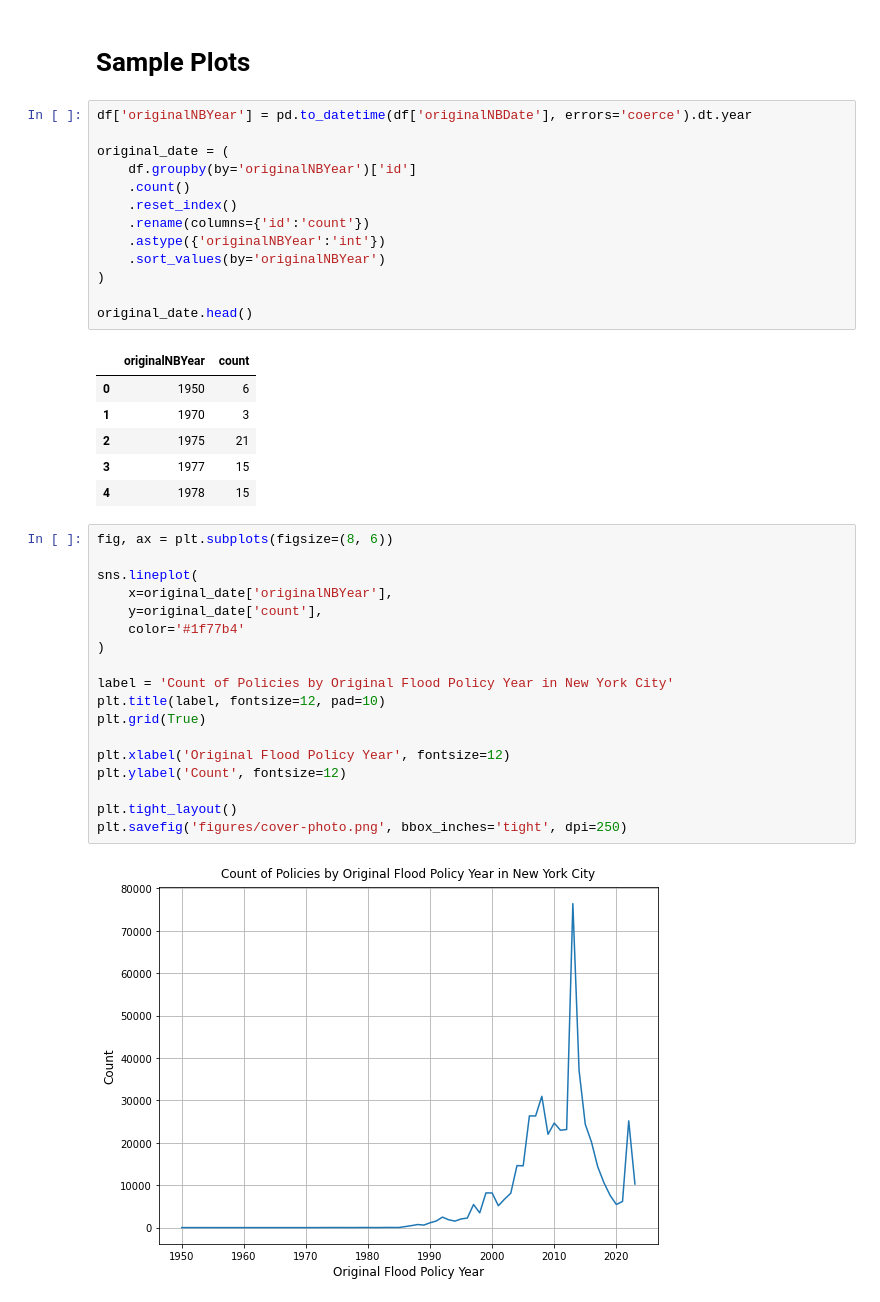
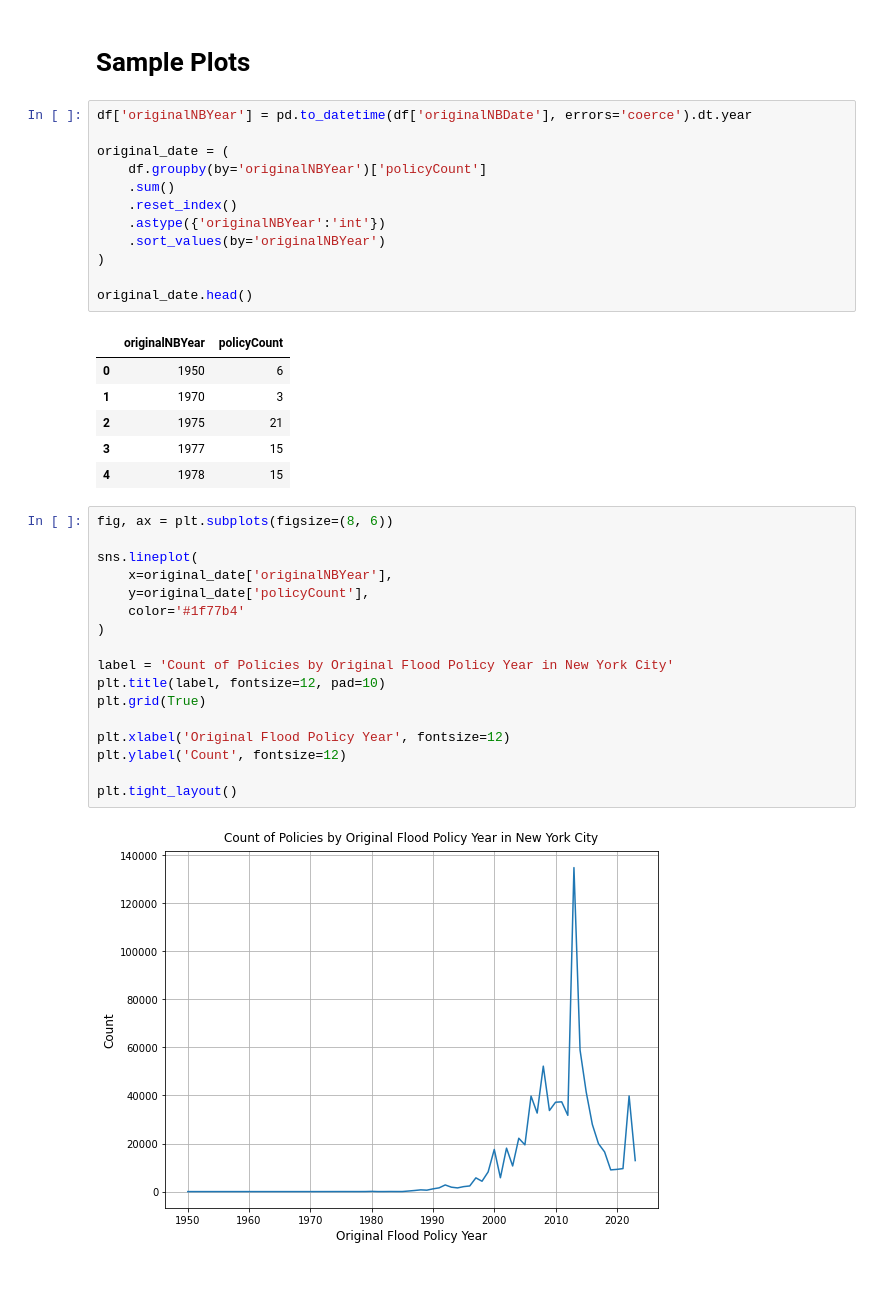
Before and after one commit to mebauer/fema-nfip-nyc, a Jupyter notebook: sample-analysis.ipynb, the cells around one changed output. Saved outputs shown, nothing was run; the diff lists cells and outputs as text.

```diff
--- a/sample-analysis.ipynb
+++ b/sample-analysis.ipynb
@@ -84,17 +99,16 @@ memory usage: 260.9+ MB
 df['originalNBYear'] = pd.to_datetime(df['originalNBDate'], errors='coerce').dt.year
 
 original_date = (
-    df.groupby(by='originalNBYear')['id']
-    .count()
+    df.groupby(by='originalNBYear')['policyCount']
+    .sum()
     .reset_index()
-    .rename(columns={'id':'count'})
     .astype({'originalNBYear':'int'})
     .sort_values(by='originalNBYear')
 )
 
 original_date.head()
 # %% [output]
-|  | originalNBYear | count |
+|  | originalNBYear | policyCount |
 | 0 | 1950 | 6 |
 | 1 | 1970 | 3 |
 | 2 | 1975 | 21 |
@@ -103,23 +117,22 @@ original_date.head()
 # %%
 fig, ax = plt.subplots(figsize=(8, 6))
 
 sns.lineplot(
     x=original_date['originalNBYear'],
-    y=original_date['count'],
+    y=original_date['policyCount'],
     color='#1f77b4'
 )
 
 label = 'Count of Policies by Original Flood Policy Year in New York City'
 plt.title(label, fontsize=12, pad=10)
 plt.grid(True)
 
 plt.xlabel('Original Flood Policy Year', fontsize=12)
 plt.ylabel('Count', fontsize=12)
 
 plt.tight_layout()
-plt.savefig('figures/cover-photo.png', bbox_inches='tight', dpi=250)
 # %% [output]
-[figure, old version]
+[figure, new version]
 # %%
 fig, ax = plt.subplots(figsize=(8, 6))
 
```
Also changed, not shown: parts of 7 cells of this notebook, 5 other files.
